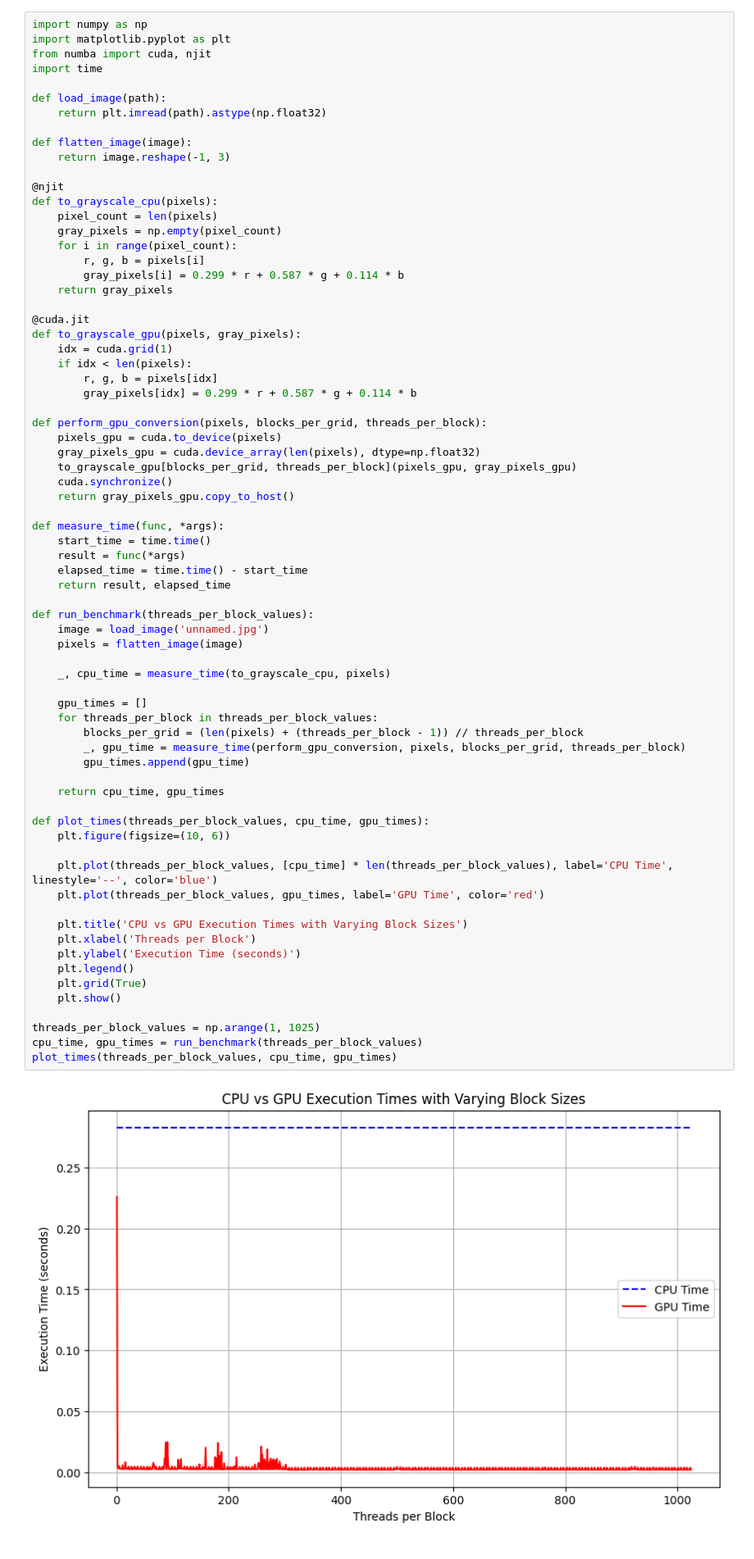
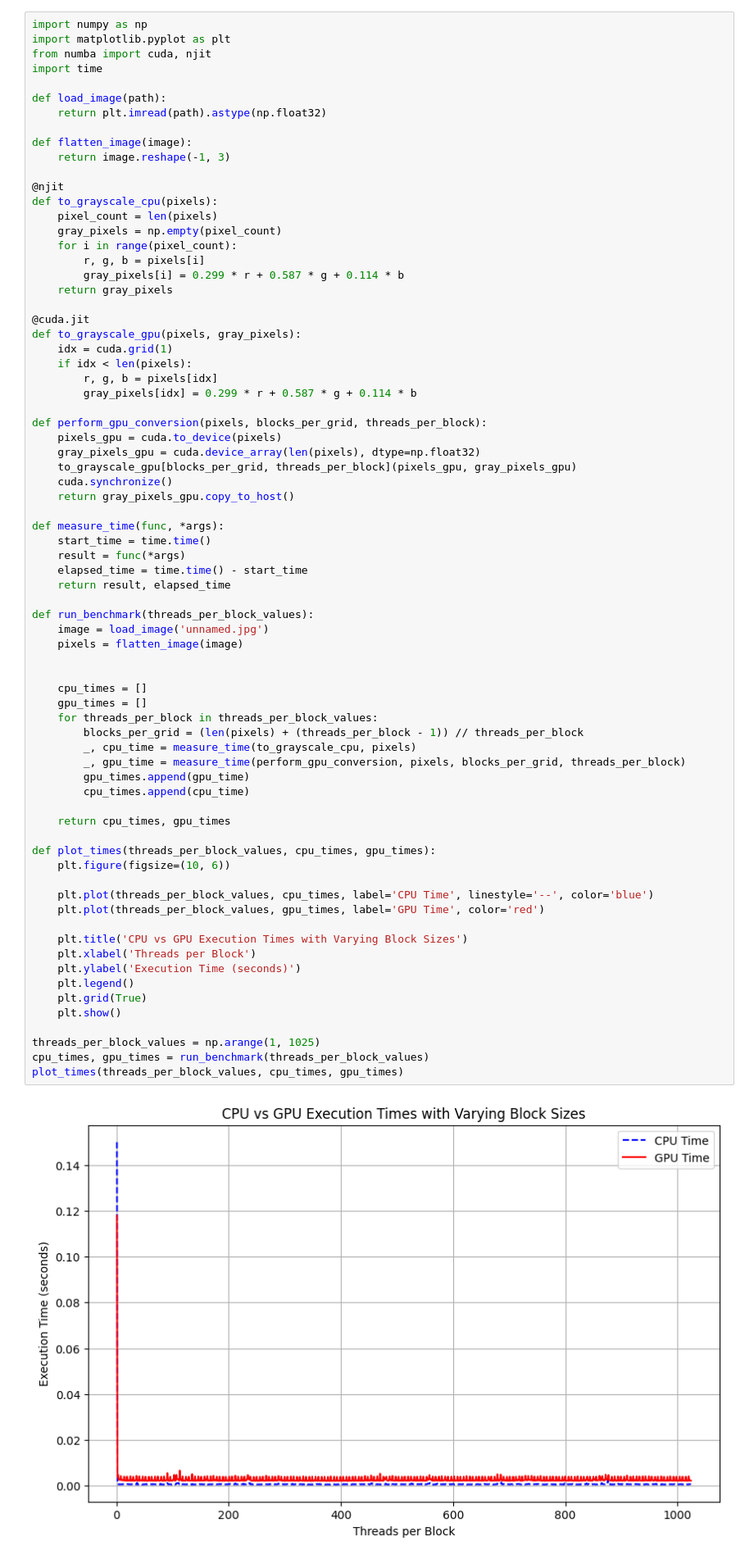
Before and after one commit to thedoctor2001/advancedhpc2024, a Jupyter notebook: labwork2/Labwork 2.ipynb, the cells around one changed output. Shown at 82% size. Saved outputs shown, nothing was run; the diff lists cells and outputs as text.

```diff
--- a/labwork2/Labwork 2.ipynb
+++ b/labwork2/Labwork 2.ipynb
@@ -113,37 +113,39 @@ def measure_time(func, *args):
     start_time = time.time()
     result = func(*args)
     elapsed_time = time.time() - start_time
     return result, elapsed_time
 
 def run_benchmark(threads_per_block_values):
     image = load_image('unnamed.jpg')
     pixels = flatten_image(image)
 
-    _, cpu_time = measure_time(to_grayscale_cpu, pixels)
 
+    cpu_times = []
     gpu_times = []
     for threads_per_block in threads_per_block_values:
         blocks_per_grid = (len(pixels) + (threads_per_block - 1)) // threads_per_block
+        _, cpu_time = measure_time(to_grayscale_cpu, pixels)
         _, gpu_time = measure_time(perform_gpu_conversion, pixels, blocks_per_grid, threads_per_block)
         gpu_times.append(gpu_time)
+        cpu_times.append(cpu_time)
 
-    return cpu_time, gpu_times
+    return cpu_times, gpu_times
 
-def plot_times(threads_per_block_values, cpu_time, gpu_times):
+def plot_times(threads_per_block_values, cpu_times, gpu_times):
     plt.figure(figsize=(10, 6))
 
-    plt.plot(threads_per_block_values, [cpu_time] * len(threads_per_block_values), label='CPU Time', linestyle='--', color='blue')
+    plt.plot(threads_per_block_values, cpu_times, label='CPU Time', linestyle='--', color='blue')
     plt.plot(threads_per_block_values, gpu_times, label='GPU Time', color='red')
 
     plt.title('CPU vs GPU Execution Times with Varying Block Sizes')
     plt.xlabel('Threads per Block')
     plt.ylabel('Execution Time (seconds)')
     plt.legend()
     plt.grid(True)
     plt.show()
 
 threads_per_block_values = np.arange(1, 1025)
-cpu_time, gpu_times = run_benchmark(threads_per_block_values)
-plot_times(threads_per_block_values, cpu_time, gpu_times)
+cpu_times, gpu_times = run_benchmark(threads_per_block_values)
+plot_times(threads_per_block_values, cpu_times, gpu_times)
 # %% [output]
-[figure, old version]
+[figure, new version]
```
Also changed, not shown: parts of 1 cell of this notebook.
